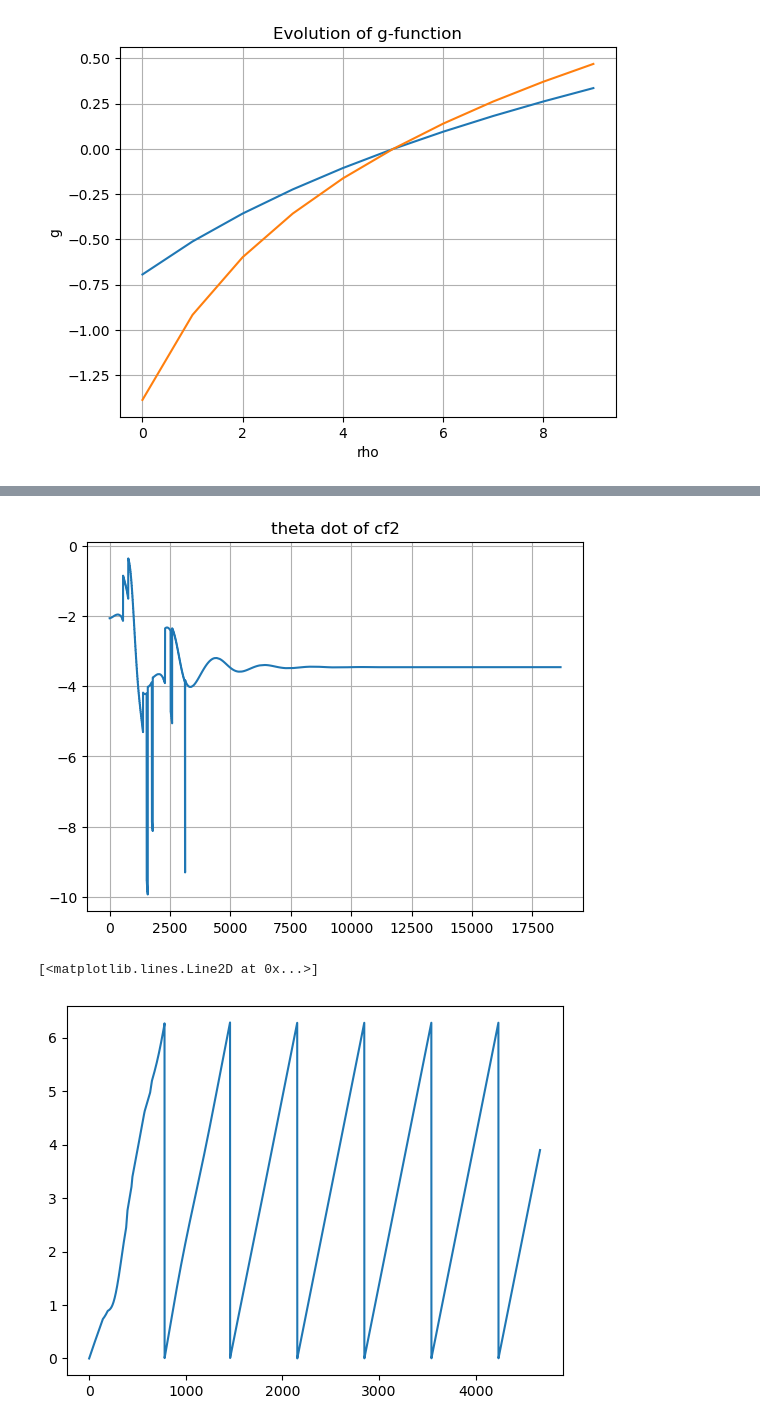
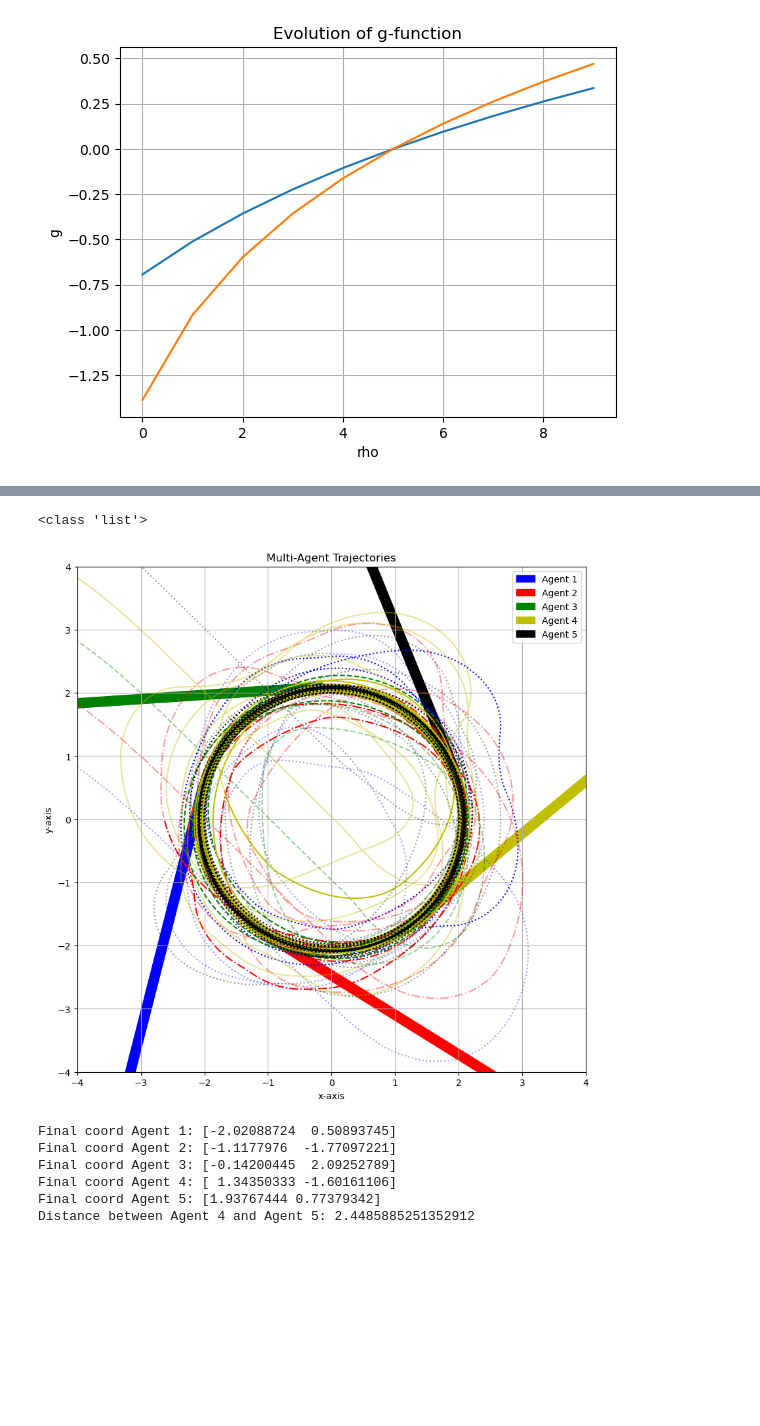
Before and after one commit to kiredoo/crazyflie-basics, a Jupyter notebook: isaac_ws/cyclic.ipynb, the cells around one changed output, grey strips where cells are left out. Saved outputs shown, nothing was run; the diff lists cells and outputs as text; code cells hidden in the pictures; blank space fills up the shorter version.

```diff
--- a/isaac_ws/cyclic.ipynb
+++ b/isaac_ws/cyclic.ipynb
@@ -608,16 +583,67 @@ plt.grid(True)
-# %%
-plt.plot(np.array(theta_dot_save)[:,0] * -180/np.pi) # on the right
-plt.title("theta dot of cf2")
-plt.grid(True)
-# %% [output]
-[figure, removed]
 # %%
-plt.plot(np.array(traj)[0:5000,2])
+# plt.plot(np.array(traj)[0:5000,2])
+print(type(traj))
 # %% [output]
-[<matplotlib.lines.Line2D at 0x...>]
+<class 'list'>
-[figure, removed]
-# %%
-def distance(a,b):
-    d = np.sqrt(((a[0]-b[0])**2)+((a[1]-b[1])**2))
-    return d
+# %%
+def distance(a, b):
+    return np.sqrt((a[0] - b[0])**2 + (a[1] - b[1])**2)
+
+# Setup
+display_horizon = 5000
+traj = np.array(traj)
+n_states = traj.shape[1]
+n_agents = n_states // 3  # each agent has [x, y, theta]
+
+# Plot setup
+plt.figure(figsize=(10, 10))
+colors = ['b', 'r', 'g', 'y', 'k', 'm', 'c']  # extend this if more agents
+linestyles = [':', '-.', '--', '-']  # cycle if needed
+arrow_size = 5 if n_agents > 3 else 3  # scale arrows based on agent count
+
+# Loop over each agent
+for i in range(n_agents):
+    x_idx = i * 3
+    y_idx = x_idx + 1
+    theta_idx = x_idx + 2
+    color = colors[i % len(colors)]
+    style = linestyles[i % len(linestyles)]
+
+    # Plot past trajectory
+    plt.plot(traj[:-display_horizon, x_idx], traj[:-display_horizon, y_idx], style, alpha=0.4, color=color)
+    # Plot recent trajectory
+    plt.plot(traj[-display_horizon:-1, x_idx], traj[-display_horizon:-1, y_idx], style, alpha=1, color=color)
+
+    # Final arrow (orientation)
+    x, y, theta = traj[-1, x_idx], traj[-1, y_idx], traj[-1, theta_idx]
+    plt.arrow(x, y, arrow_size*np.cos(theta), arrow_size*np.sin(theta),
+              width=0.15, color=color, label=f'Agent {i+1}')
+
+# Formatting
+plt.title('Multi-Agent Trajectories')
+plt.xlabel('x-axis')
+plt.ylabel('y-axis')
+plt.legend()
+plt.grid()
+plt.axis([-4,4,-4,4])
+# plt.axis('auto')  # or customize bounds with plt.axis([xmin, xmax, ymin, ymax])
+plt.show()
+
+# Final positions
+final_coords = [traj[-1, i*3:i*3+2] for i in range(n_agents)]
+for i, coord in enumerate(final_coords):
+    print(f"Final coord Agent {i+1}: {coord}")
+
+# Example distance between last two agents (if >=2)
+if n_agents >= 2:
+    d = distance(final_coords[-1], final_coords[-2])
+    print(f"Distance between Agent {n_agents-1} and Agent {n_agents}: {d}")
+# %% [output]
+[figure, added]
+Final coord Agent 1: [-2.02088724  0.50893745]
+Final coord Agent 2: [-1.1177976  -1.77097221]
+Final coord Agent 3: [-0.14200445  2.09252789]
+Final coord Agent 4: [ 1.34350333 -1.60161106]
+Final coord Agent 5: [1.93767444 0.77379342]
+Distance between Agent 4 and Agent 5: 2.4485885251352912
 # %%
```
Also changed, not shown: parts of 26 cells of this notebook, 3 other files.
